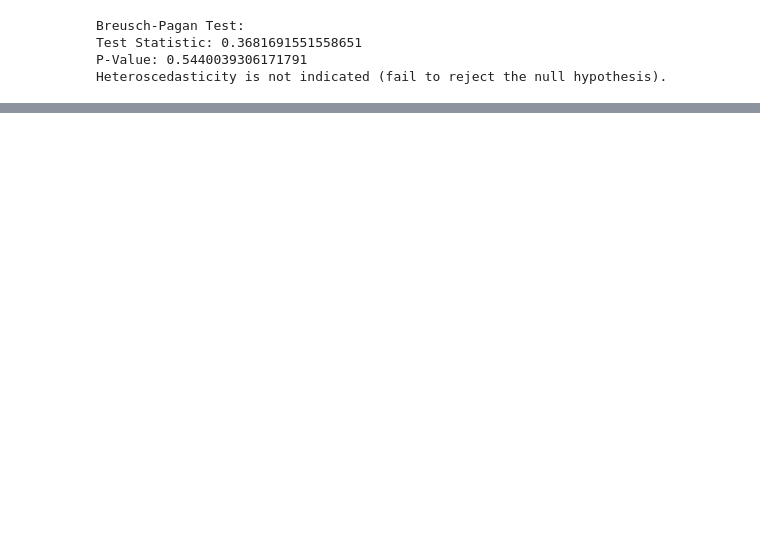
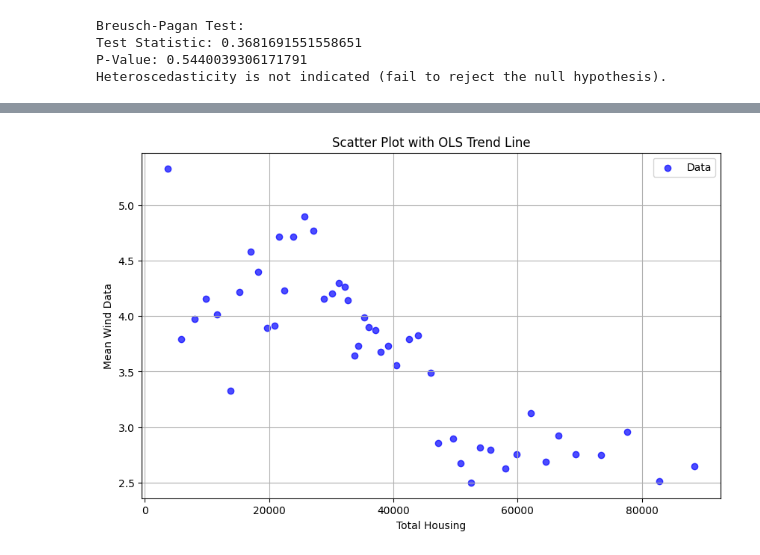
Before and after one commit to msteele919/projectwork, a Jupyter notebook: Correlations/wind_building_growth.ipynb, the cells around one changed output, grey strips where cells are left out. Saved outputs shown, nothing was run; the diff lists cells and outputs as text; code cells hidden in the pictures; blank space fills up the shorter version.

```diff
--- a/Correlations/wind_development.ipynb
+++ b/Correlations/wind_building_growth.ipynb
@@ -373,0 +406,13 @@ Heteroscedasticity is not indicated (fail to reject the null hypothesis).
+# %%
+# Scatterplot, Housing levels vs Average yearly wind speed
+plt.figure(figsize=(10, 6))
+plt.scatter(new_df['Total Housing'], new_df['Mean Wind Data'], color='blue', alpha=0.7, label='Data')
+# plt.plot(new_df['Total Housing'], color='red', label='OLS Trend Line')
+plt.title('Scatter Plot with OLS Trend Line')
+plt.xlabel('Total Housing')
+plt.ylabel('Mean Wind Data')
+plt.grid(True)
+plt.legend()
+plt.show()
+# %% [output]
+[figure, added]
```
Also changed, not shown: parts of 19 cells of this notebook.
